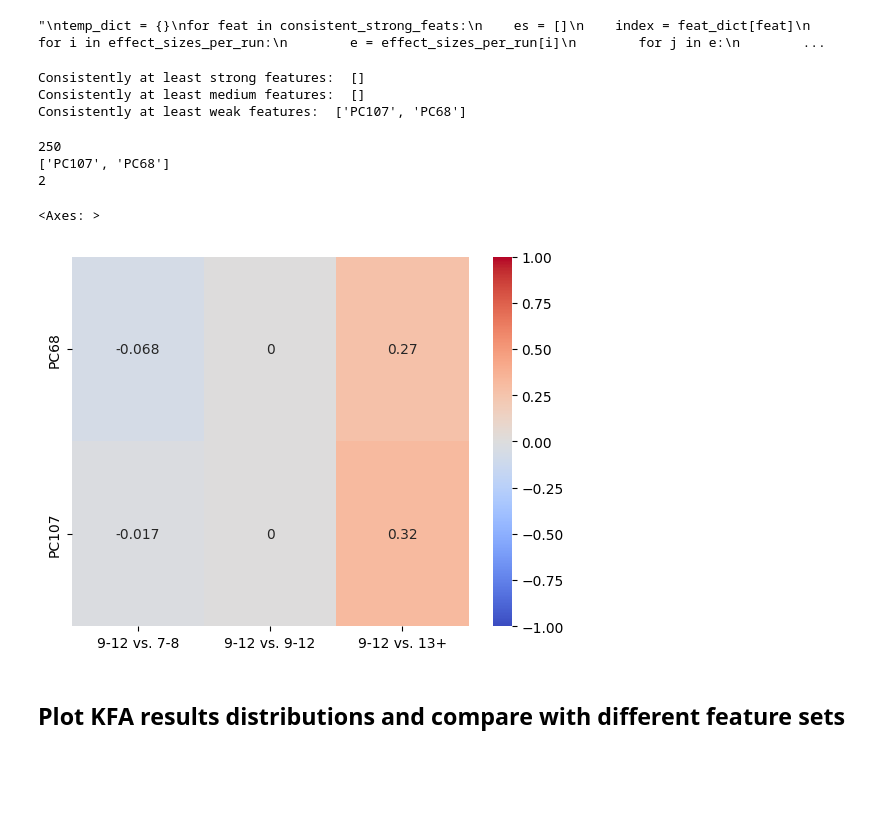
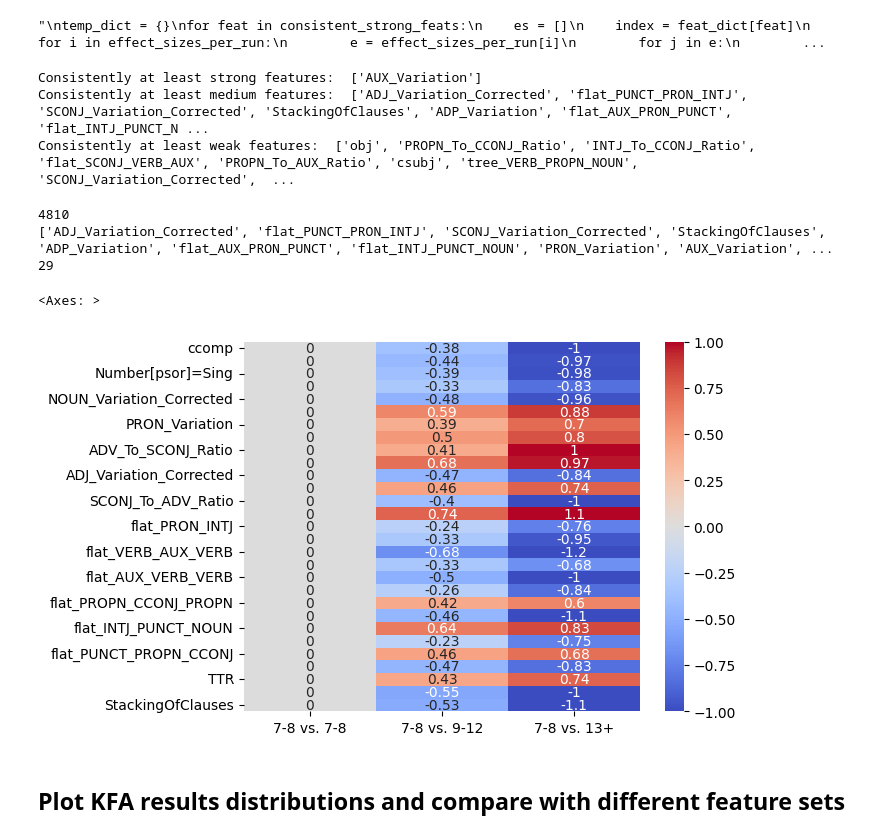
Before and after one commit to TurkuNLP/TCBC_feature_analysis, a Jupyter notebook: KFA_new_age_groups.ipynb, the cells around one changed output. Cells and saved outputs as stored; diff of their text form; code cells hidden in the pictures; blank space fills up the shorter version.

```diff
--- a/KFA_new_age_groups.ipynb
+++ b/KFA_new_age_groups.ipynb
@@ -341,6 +341,11 @@ effect_sizes_per_run = {s[0]:s[1] for s in e_s}
 '\ne_s = []\n#Use multiprocessing to speed up vectorizing all books\nwith mp.Pool(mp.cpu_count()-1) as pool:\n    with tqdm(total=RUNS) as pbar:\n        def update(a):\n            pbar.update()\n    ...
 # %% [markdown]
 ## Finding consistantly meaningful feats according to Cohen's d values over bootstrapped runs
+# %%
+strong_es = 0.8
+med_es = 0.5
+weak_es = 0.2
+CONSISTANT = 0.99
 # %%
 #Function for calculating which features are classified as somewhat meaningful for a set of cohen's d values
 def meaningfulFeats(meaningful_ef_size, ef_sizes):
@@ -359,9 +364,9 @@ meaningful_feats_medium = []
 meaningful_feats_weak = []
 with tqdm(range(RUNS), desc="Calculating meaningful effects per run...") as pbar:
     for i in effect_sizes_per_run:
-        meaningful_feats_strong.append(meaningfulFeats(0.79, effect_sizes_per_run[i]))
-        meaningful_feats_medium.append(meaningfulFeats(0.49, effect_sizes_per_run[i]))
-        meaningful_feats_weak.append(meaningfulFeats(0.29, effect_sizes_per_run[i]))
+        meaningful_feats_strong.append(meaningfulFeats(strong_es, effect_sizes_per_run[i]))
+        meaningful_feats_medium.append(meaningfulFeats(med_es, effect_sizes_per_run[i]))
+        meaningful_feats_weak.append(meaningfulFeats(weak_es, effect_sizes_per_run[i]))
         pbar.update(1)
 # %%
 from collections import Counter
@@ -407,9 +410,9 @@ print("Consistently at least strong features: ",consistent_strong_feats)
 print("Consistently at least medium features: ",consistent_medium_feats)
 print("Consistently at least weak features: ",consistent_weak_feats)
 # %% [output]
-Consistently at least strong features:  []
-Consistently at least medium features:  []
-Consistently at least weak features:  ['PC107', 'PC68']
+Consistently at least strong features:  ['AUX_Variation']
+Consistently at least medium features:  ['ADJ_Variation_Corrected', 'flat_PUNCT_PRON_INTJ', 'SCONJ_Variation_Corrected', 'StackingOfClauses', 'ADP_Variation', 'flat_AUX_PRON_PUNCT', 'flat_INTJ_PUNCT_N ...
+Consistently at least weak features:  ['obj', 'PROPN_To_CCONJ_Ratio', 'INTJ_To_CCONJ_Ratio', 'flat_SCONJ_VERB_AUX', 'PROPN_To_AUX_Ratio', 'csubj', 'tree_VERB_PROPN_NOUN', 'SCONJ_Variation_Corrected',  ...
 # %%
 means = {}
 for j in range(9):
@@ -429,21 +432,21 @@ most_important = ['ccomp','vocative', 'nmod','nmod:gsubj','VerbForm=Part','Conne
 #Choose one of the ones below to use for the visualizations. Either Strong+, Medium+, or Weak+ feats
 
 #most_important = consistent_strong_feats
-#most_important = consistent_medium_feats
-most_important = consistent_weak_feats
+most_important = consistent_medium_feats
+#most_important = consistent_weak_feats
 to_drop = [x for x in index_dict.values() if x not in most_important]
 print(most_important)
 testing_df_edited = testing_df.drop(to_drop)
 print(len(testing_df_edited))
 # %% [output]
-250
-['PC107', 'PC68']
-2
+4810
+['ADJ_Variation_Corrected', 'flat_PUNCT_PRON_INTJ', 'SCONJ_Variation_Corrected', 'StackingOfClauses', 'ADP_Variation', 'flat_AUX_PRON_PUNCT', 'flat_INTJ_PUNCT_NOUN', 'PRON_Variation', 'AUX_Variation', ...
+29
 # %%
-sns.heatmap(testing_df_edited[sub_columns(ef_df.columns, '9')], cmap='coolwarm', vmin=-1, vmax=1, annot=True)
+sns.heatmap(testing_df_edited[sub_columns(ef_df.columns, '7')], cmap='coolwarm', vmin=-1, vmax=1, annot=True)
 # %% [output]
 <Axes: >
-[figure, old version]
+[figure, new version]
 # %% [markdown]
 ## Plot KFA results distributions and compare with different feature sets
 # %%
```
Also changed, not shown: parts of 29 cells of this notebook, 4 other files.
